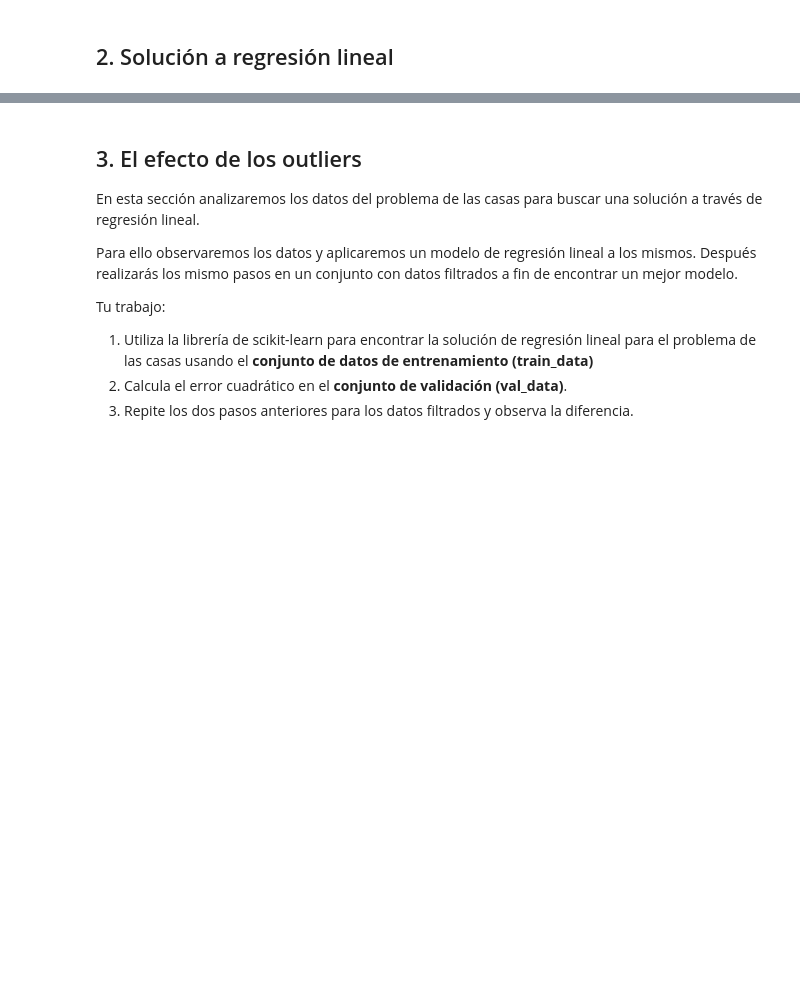
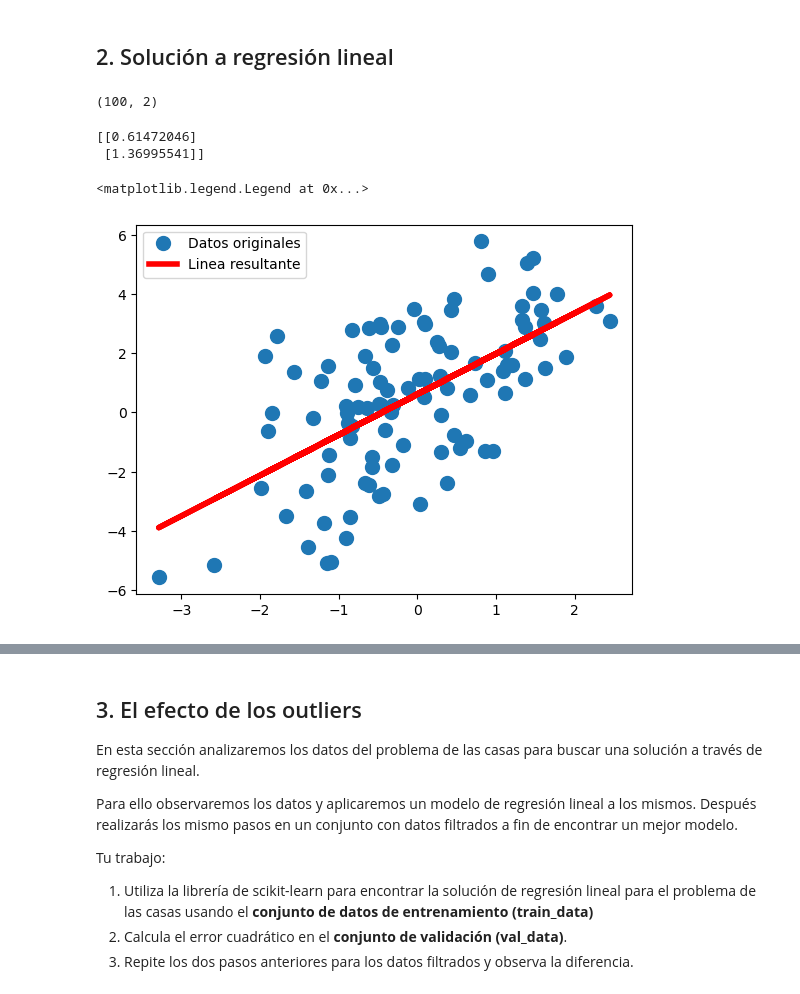
Before and after one commit to r-ibarrab/ElMaviri, a Jupyter notebook: ejercicio_1-LinearReg/linear_regression.ipynb, the cells around one changed output, grey strips where cells are left out. Cells and saved outputs as stored; diff of their text form; code cells hidden in the pictures; blank space fills up the shorter version.

Commit message:
regresion lineal terminada

```diff
--- a/ejercicio_1-LinearReg/linear_regression.ipynb
+++ b/ejercicio_1-LinearReg/linear_regression.ipynb
@@ -59,28 +63,47 @@ plt.grid()
 # Tips:
 #   - Imprime la forma/dimensionalidad de la matriz con print(X.shape) y verifica que sea del tamaño adecuado
 #   - Investiga la función de numpy np.concatenate y np.ones
-
-
-X_augmented = ...
+# print(X.shape)
+ones = np.ones((X.shape[0],1), dtype='uint8')
+# print(ones)
+X_augmented = np.concatenate([ones,X], axis=1)
+# print(X_augmented)
 print(X_augmented.shape)
+# %% [output]
+(100, 2)
 # %%
-# 2.2 TODO: usa la ecuación anterior (X'X)^(-1)X'Y para calcular los pesos
+# 2.2 TODO: usa la ecuación anterior (X'X)^(-1)  X'Y para calcular los pesos
 # Consejo:
 #       Utiliza np.dot() o @ para calcular la multiplicación de matrices
 #       np.linalg.inv() se usa para calcular la matriz inversa
 #       X.T es la transpuesta de X
 
-w_hat = ...
-print(w_hat.shape)
+
+X_T = X_augmented.T
+
+izq = np.dot(X_augmented.T,X_augmented)
+izq_inv = np.linalg.inv(izq)
+
+
+w_hat = np.dot(np.dot(izq_inv,X_augmented.T),y)
+
+
+print(w_hat)
+# %% [output]
+[[0.61472046]
+ [1.36995541]]
 # %%
 # 2.3 TODO: Calcula las predicciones de tu modelo
-y_hat = ...
+y_hat = np.dot(X_augmented,w_hat)
 
 plt.plot(X, y, 'o', label='Datos originales', markersize=10)
 
 # TODO: Grafica las preddicciones/ la linea resultante
-plt.plot(..., ..., 'r', lw=4, label='Linea resultante')
+plt.plot(X, y_hat, 'r', lw=4, label='Linea resultante')
 
 plt.legend()
+# %% [output]
+<matplotlib.legend.Legend at 0x...>
+[figure, added]
 # %%
 ## 2.4 TODO: Calcula la suma de errores cuadrádos
```
Also changed, not shown: parts of 8 cells of this notebook.
